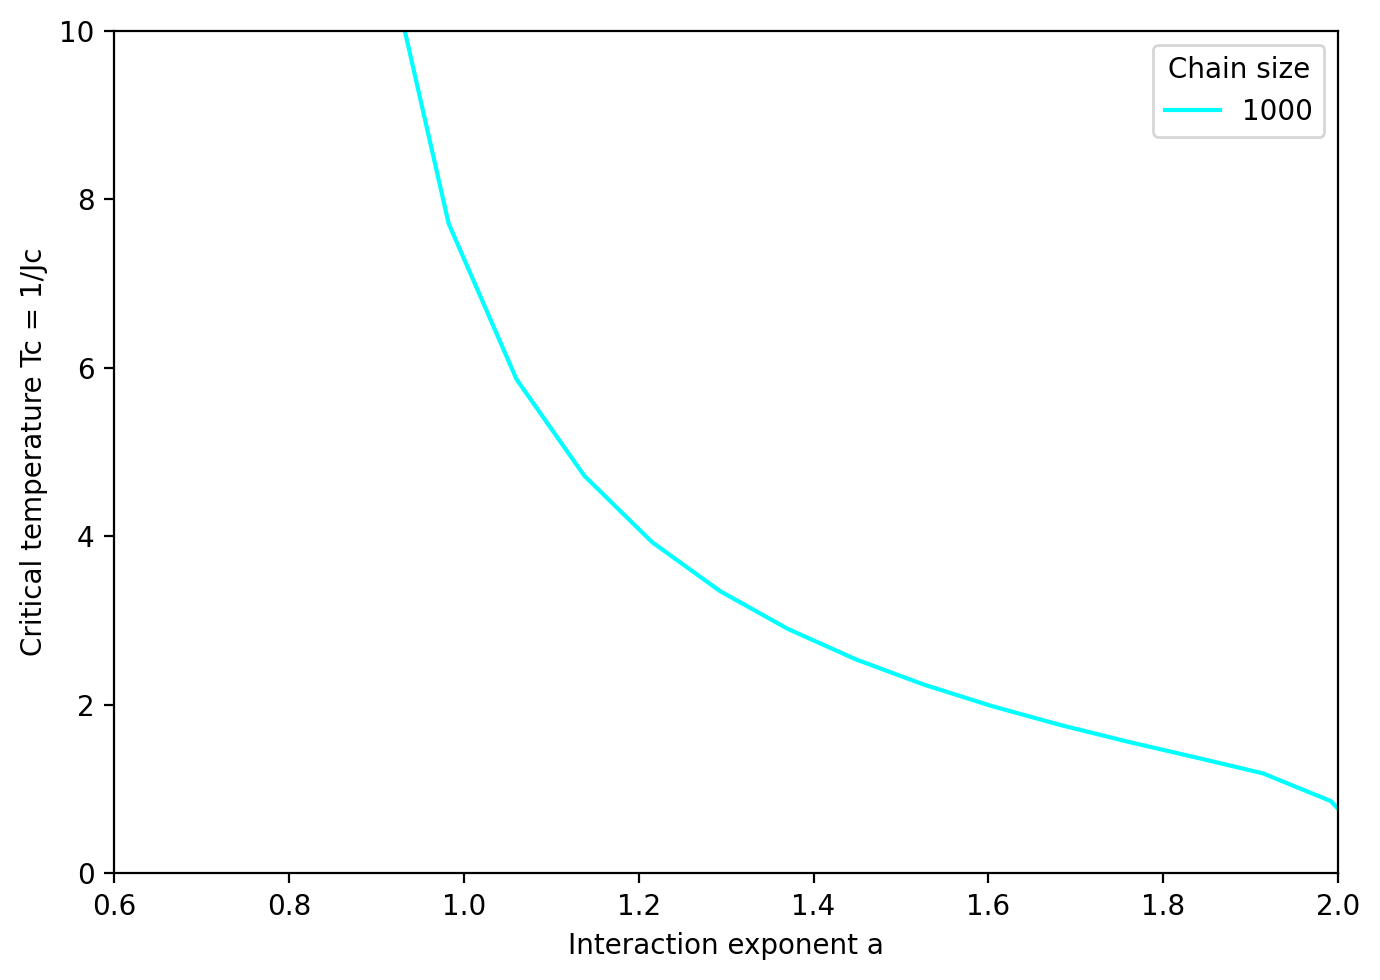
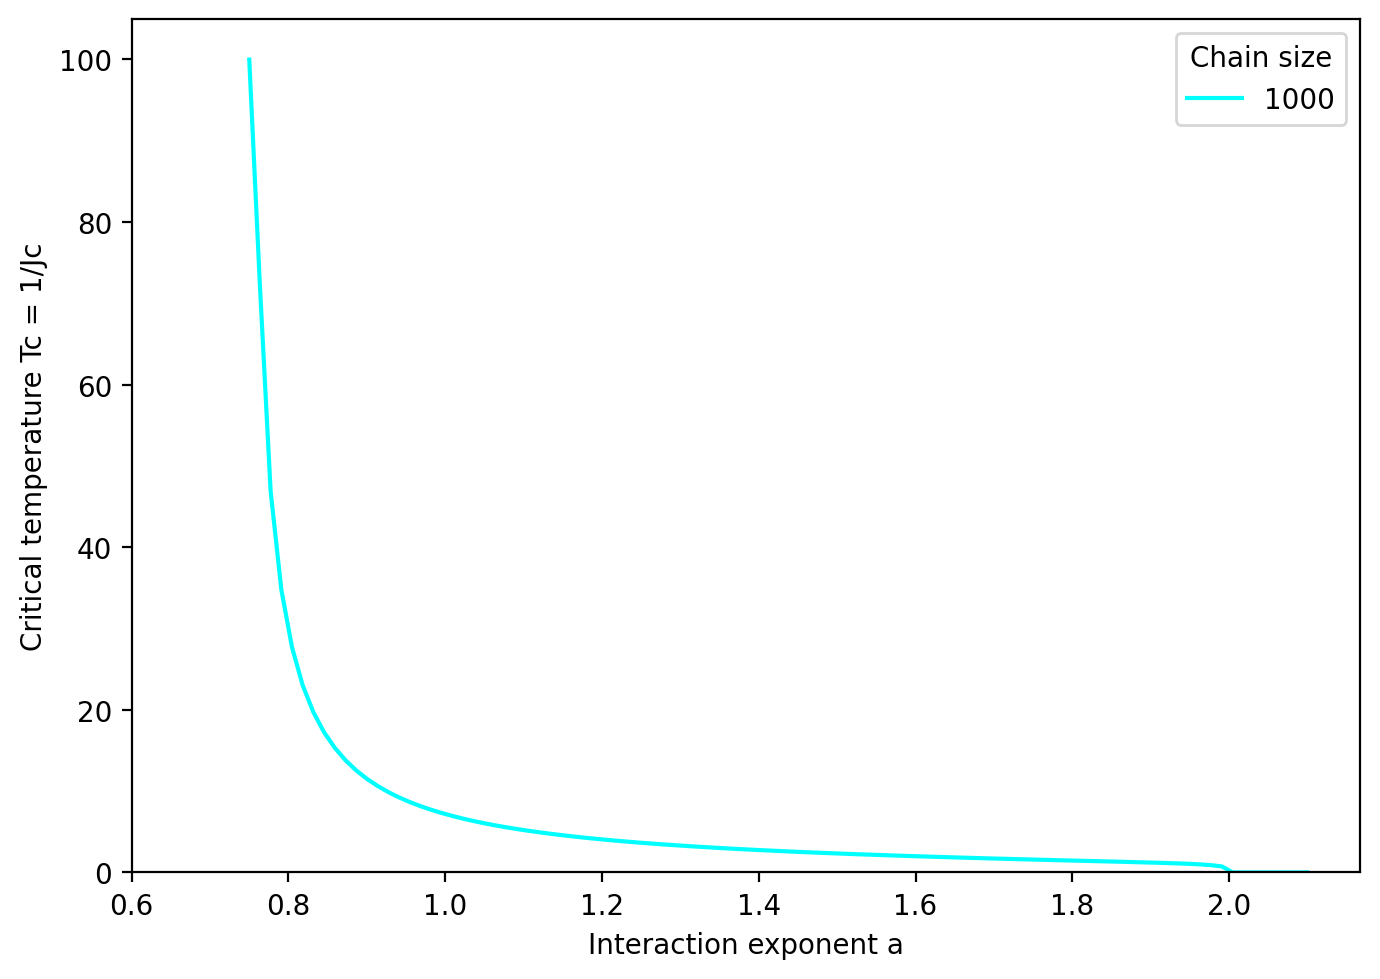
Code edit (unified diff) that turned the first committed figure into the second:
--- before
+++ after
@@ -1,13 +1,13 @@
 # Range of exponents
-a_values = np.linspace(0.75, 3.0, 30)
-r = 2
+a_values = np.linspace(0.75, 2.1, 100)
+r = 5
 
 plt.figure(figsize=(7, 5))
-plt.plot(a_values, 1/compute_Jc_over_a(a_values, 1000, r), c='cyan', label='1000')
+plt.plot(a_values, 1/compute_Jc_over_a(a_values, 1000, r), marker='', c='cyan', label='1000')
 plt.xlabel("Interaction exponent a")
 plt.ylabel("Critical temperature Tc = 1/Jc")
 plt.legend(title='Chain size')
-plt.xlim(0.6, 2)
-plt.ylim(0, 10)
+plt.xlim(0.6, None)
+plt.ylim(0, None)
 plt.tight_layout()
 plt.show()

Commit: Update 5-spin notebook: use r index